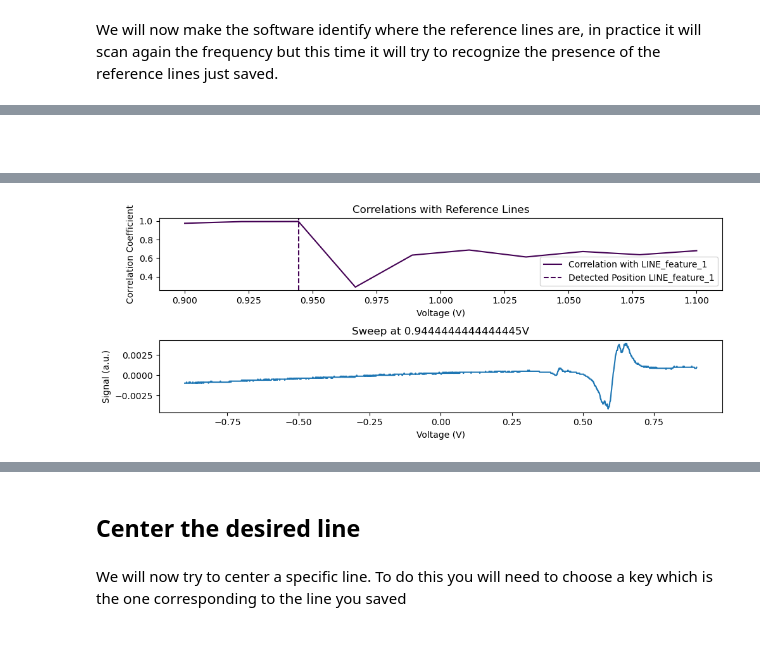
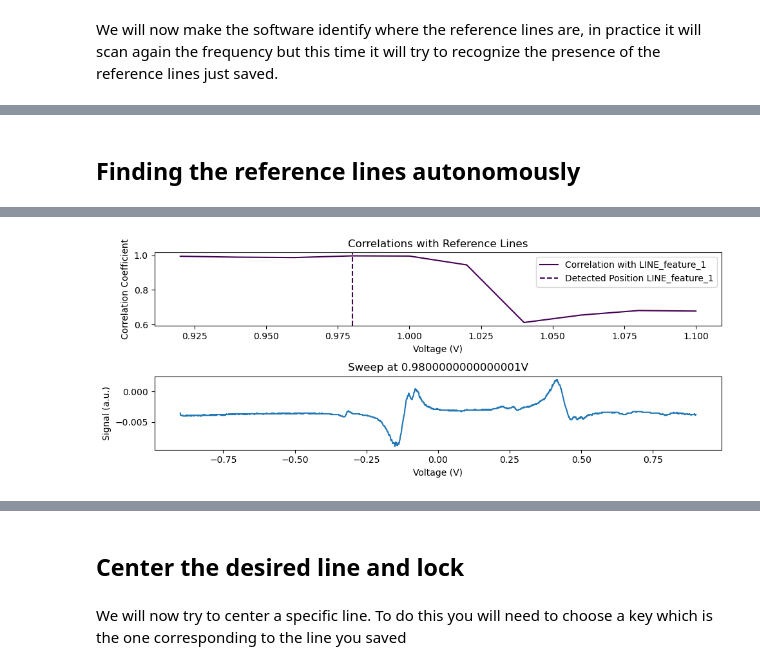
Before and after one commit to jack00look/RP_Spectroscopy, a Jupyter notebook: Notebook_Serafini.ipynb, the cells around one changed output, grey strips where cells are left out. Cells and saved outputs as stored; diff of their text form; code cells hidden in the pictures; blank space fills up the shorter version.

```diff
--- a/Notebook_Serafini.ipynb
+++ b/Notebook_Serafini.ipynb
@@ -119,6 +100,6 @@ We will now make the software identify where the reference lines are, in practic
 # %% [markdown]
-##
+## Finding the reference lines autonomously
 # %%
 #RP_controller.set_debug_mode()
-RP_controller.find_reference_lines(start_voltage= 0.9, stop_voltage= 1.1, num_points= 10)
+RP_controller.find_reference_lines(start_voltage= 0.92, stop_voltage= 1.1, num_points= 10)
 # %% [output]
@@ -142 +107 @@ RP_controller.find_reference_lines(start_voltage= 0.9, stop_voltage= 1.1, num_po
-[figure, old version]
+[figure, new version]
@@ -144,5 +109,5 @@ RP_controller.find_reference_lines(start_voltage= 0.9, stop_voltage= 1.1, num_po
 # %% [markdown]
-## Center the desired line
+## Center the desired line and lock
 # %% [markdown]
 We will now try to center a specific line. To do this you will need to choose a key which is the one corresponding to the line you saved
 # %%
```
Also changed, not shown: parts of 9 cells of this notebook, 56 other files.
